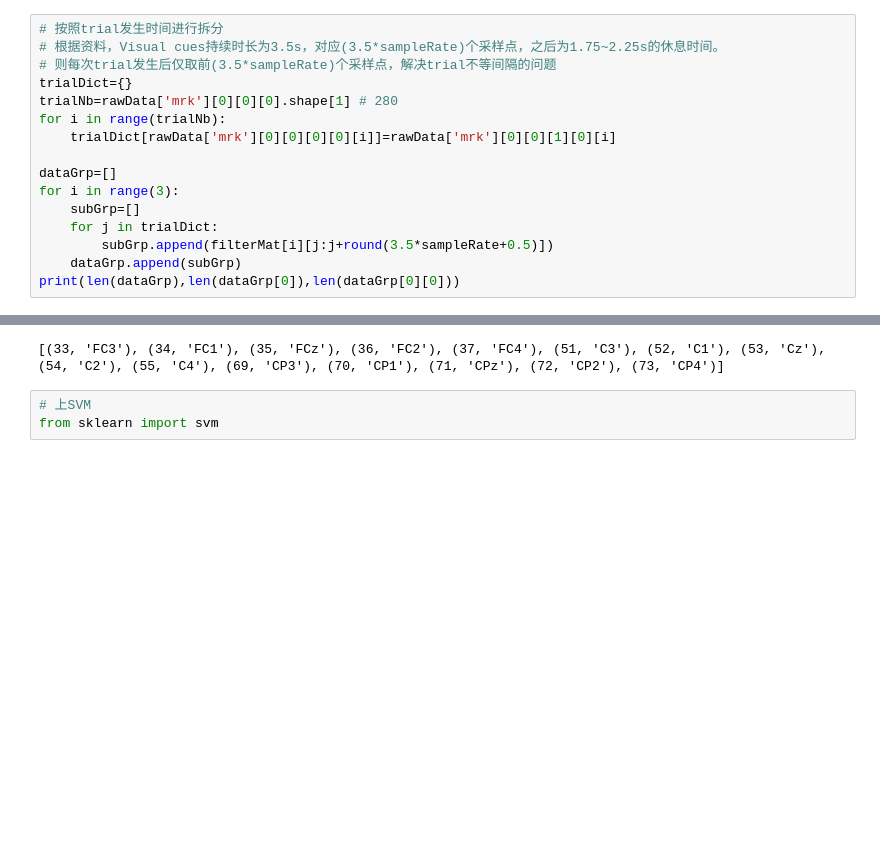
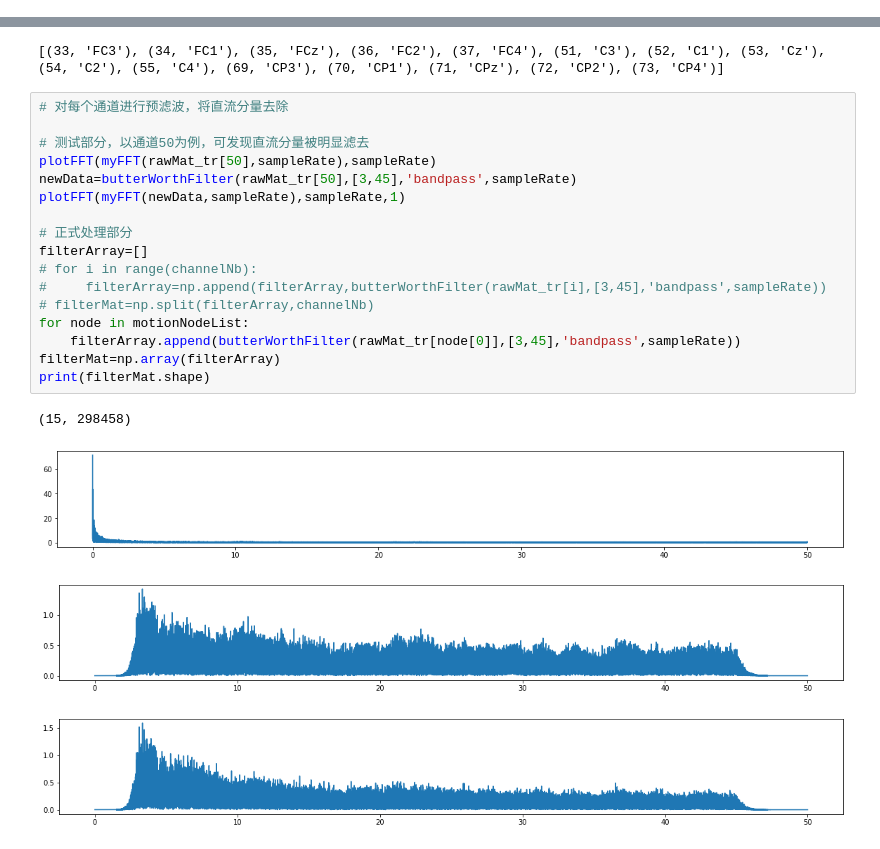
Before and after one commit to wh201906/garage, a Jupyter notebook: IVa.ipynb, the cells around one changed output, grey strips where cells are left out. Saved outputs shown, nothing was run; the diff lists cells and outputs as text; blank space fills up the shorter version.

```diff
--- a/IVa.ipynb
+++ b/IVa.ipynb
@@ -156,16 +138,0 @@ print(len(filterMat))
-# %%
-# 按照trial发生时间进行拆分
-# 根据资料，Visual cues持续时长为3.5s，对应(3.5*sampleRate)个采样点，之后为1.75~2.25s的休息时间。
-# 则每次trial发生后仅取前(3.5*sampleRate)个采样点，解决trial不等间隔的问题
-trialDict={}
-trialNb=rawData['mrk'][0][0][0].shape[1] # 280
-for i in range(trialNb):
-    trialDict[rawData['mrk'][0][0][0][0][i]]=rawData['mrk'][0][0][1][0][i]
-
-dataGrp=[]
-for i in range(3):
-    subGrp=[]
-    for j in trialDict:
-        subGrp.append(filterMat[i][j:j+round(3.5*sampleRate+0.5)])
-    dataGrp.append(subGrp)
-print(len(dataGrp),len(dataGrp[0]),len(dataGrp[0][0]))
@@ -185,6 +150,25 @@ for i,node in enumerate(nodeList):
 print(motionNodeList)
 # %% [output]
 [(33, 'FC3'), (34, 'FC1'), (35, 'FCz'), (36, 'FC2'), (37, 'FC4'), (51, 'C3'), (52, 'C1'), (53, 'Cz'), (54, 'C2'), (55, 'C4'), (69, 'CP3'), (70, 'CP1'), (71, 'CPz'), (72, 'CP2'), (73, 'CP4')]
-# %%
-# 上SVM
-from sklearn import svm
+# %%
+# 对每个通道进行预滤波，将直流分量去除
+
+# 测试部分，以通道50为例，可发现直流分量被明显滤去
+plotFFT(myFFT(rawMat_tr[50],sampleRate),sampleRate)
+newData=butterWorthFilter(rawMat_tr[50],[3,45],'bandpass',sampleRate)
+plotFFT(myFFT(newData,sampleRate),sampleRate,1)
+
+# 正式处理部分
+filterArray=[]
+# for i in range(channelNb):
+#     filterArray=np.append(filterArray,butterWorthFilter(rawMat_tr[i],[3,45],'bandpass',sampleRate))
+# filterMat=np.split(filterArray,channelNb)
+for node in motionNodeList:
+    filterArray.append(butterWorthFilter(rawMat_tr[node[0]],[3,45],'bandpass',sampleRate))
+filterMat=np.array(filterArray)
+print(filterMat.shape)
+# %% [output]
+(15, 298458)
+[figure, added]
+[figure, added]
+[figure, added]
```
Also changed, not shown: parts of 6 cells of this notebook.
